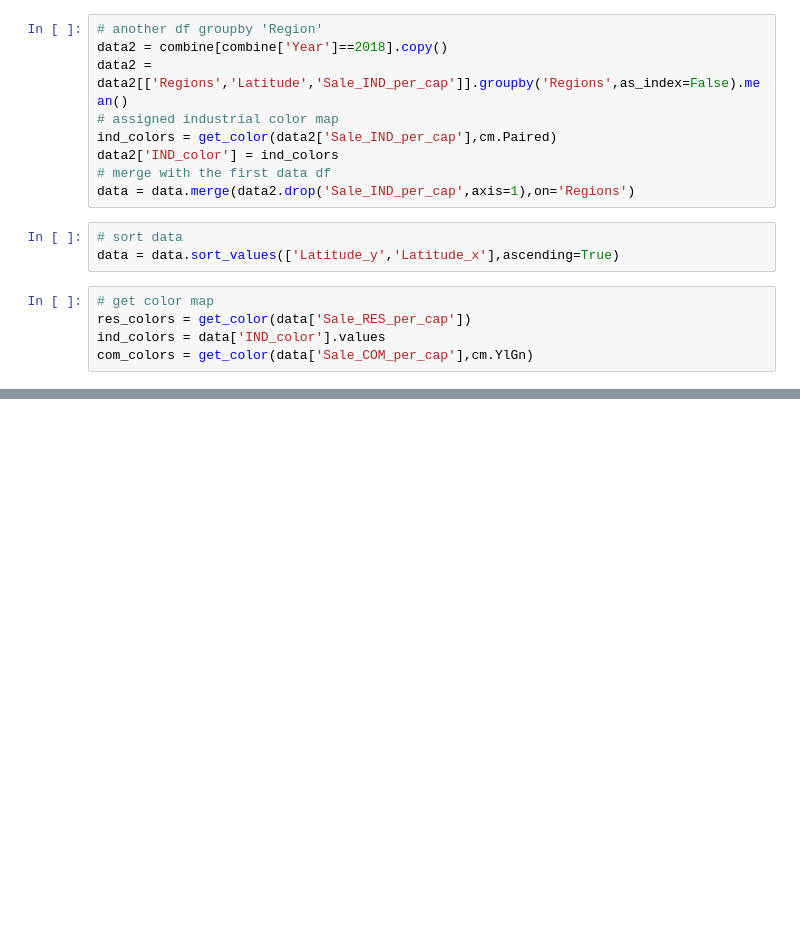
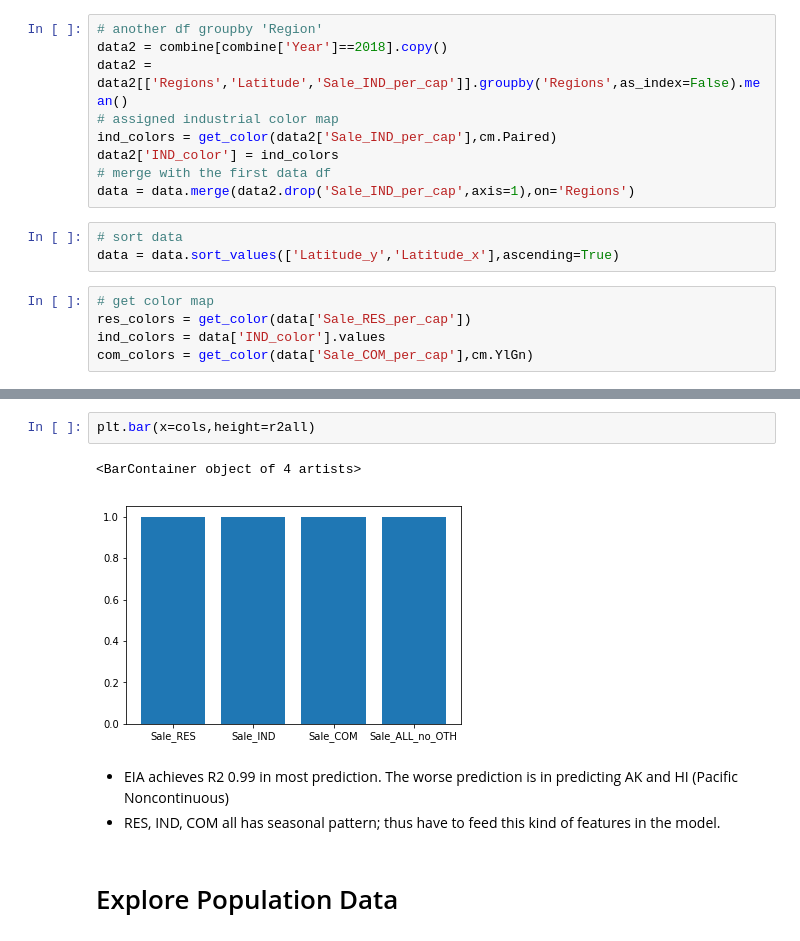
Before and after one commit to worasom/energy_sale_rev, a Jupyter notebook: EPA_energy_data.ipynb, the cells around one changed output, grey strips where cells are left out. Drawn from its saved outputs; the diff is of its cells as text; blank space fills up the shorter version.

```diff
--- a/EPA_energy_data.ipynb
+++ b/EPA_energy_data.ipynb
@@ -212,0 +361,10 @@ plt.tight_layout()
+# %%
+plt.bar(x=cols,height=r2all)
+# %% [output]
+<BarContainer object of 4 artists>
+[figure, added]
+# %% [markdown]
+- EIA achieves R2 0.99 in most prediction. The worse prediction is in predicting AK and HI (Pacific Noncontinuous)
+- RES, IND, COM all has seasonal pattern; thus have to feed this kind of features in the model.
+# %% [markdown]
+# Explore Population Data<a id='pop'></a>
```
Also changed, not shown: parts of 89 cells of this notebook.
